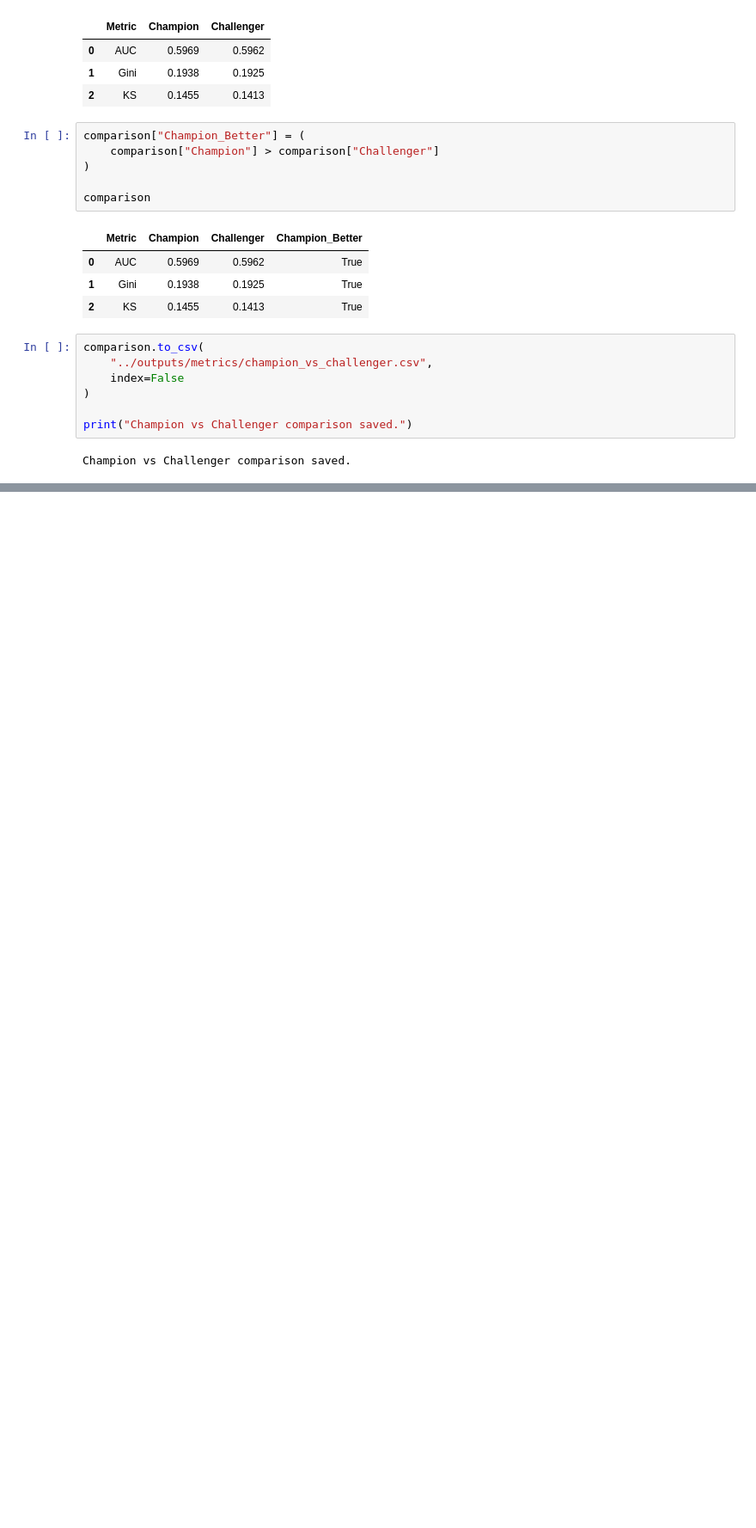
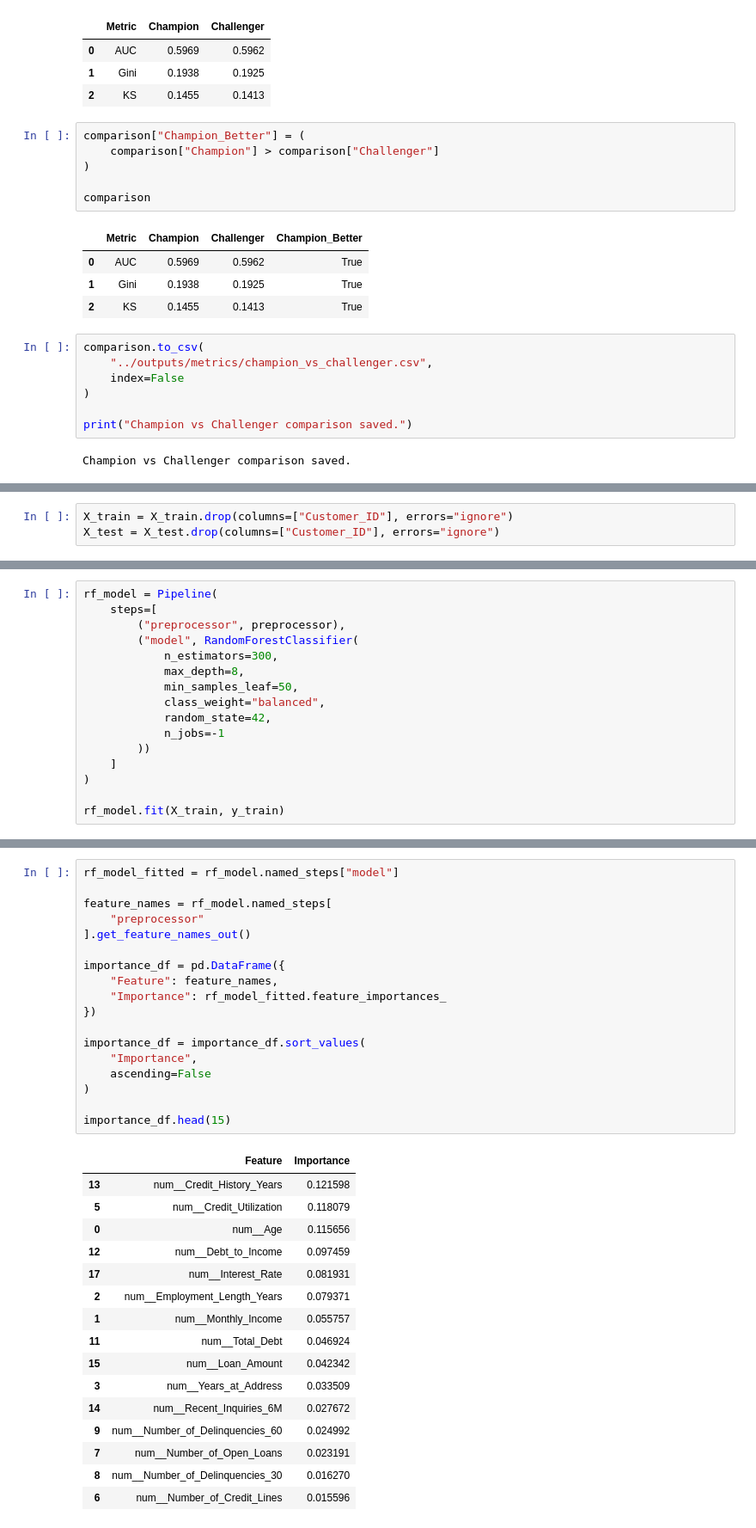
Before and after one commit to shiv182dutt/CREDIT_RISK_PREDICTION_SCORE_CARD, a Jupyter notebook: notebooks/05_challenger.ipynb, the cells around one changed output, grey strips where cells are left out. Shown at 86% size. Saved outputs shown, nothing was run; the diff lists cells and outputs as text; blank space fills up the shorter version.

```diff
--- a/notebooks/05_challenger.ipynb
+++ b/notebooks/05_challenger.ipynb
@@ -35,0 +55,3 @@ Champion vs Challenger comparison saved.
+# %%
+X_train = X_train.drop(columns=["Customer_ID"], errors="ignore")
+X_test = X_test.drop(columns=["Customer_ID"], errors="ignore")
@@ -35,0 +101,16 @@ Champion vs Challenger comparison saved.
+# %%
+rf_model = Pipeline(
+    steps=[
+        ("preprocessor", preprocessor),
+        ("model", RandomForestClassifier(
+            n_estimators=300,
+            max_depth=8,
+            min_samples_leaf=50,
+            class_weight="balanced",
+            random_state=42,
+            n_jobs=-1
+        ))
+    ]
+)
+
+rf_model.fit(X_train, y_train)
@@ -35,0 +175,35 @@ Champion vs Challenger comparison saved.
+# %%
+rf_model_fitted = rf_model.named_steps["model"]
+
+feature_names = rf_model.named_steps[
+    "preprocessor"
+].get_feature_names_out()
+
+importance_df = pd.DataFrame({
+    "Feature": feature_names,
+    "Importance": rf_model_fitted.feature_importances_
+})
+
+importance_df = importance_df.sort_values(
+    "Importance",
+    ascending=False
+)
+
+importance_df.head(15)
+# %% [output]
+|  | Feature | Importance |
+| 13 | num__Credit_History_Years | 0.121598 |
+| 5 | num__Credit_Utilization | 0.118079 |
+| 0 | num__Age | 0.115656 |
+| 12 | num__Debt_to_Income | 0.097459 |
+| 17 | num__Interest_Rate | 0.081931 |
+| 2 | num__Employment_Length_Years | 0.079371 |
+| 1 | num__Monthly_Income | 0.055757 |
+| 11 | num__Total_Debt | 0.046924 |
+| 15 | num__Loan_Amount | 0.042342 |
+| 3 | num__Years_at_Address | 0.033509 |
+| 14 | num__Recent_Inquiries_6M | 0.027672 |
+| 9 | num__Number_of_Delinquencies_60 | 0.024992 |
+| 7 | num__Number_of_Open_Loans | 0.023191 |
+| 8 | num__Number_of_Delinquencies_30 | 0.016270 |
+| 6 | num__Number_of_Credit_Lines | 0.015596 |
```
Also changed, not shown: parts of 27 cells of this notebook, 6 other files.
